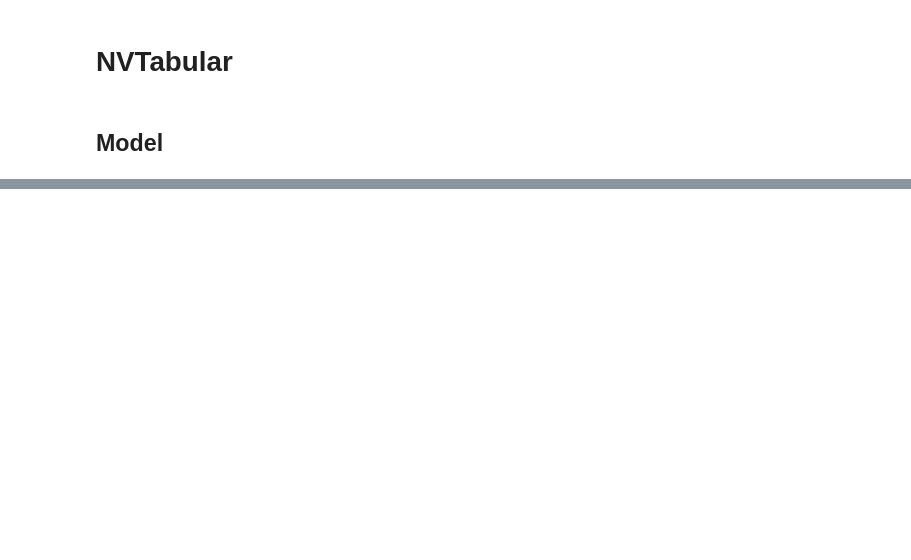
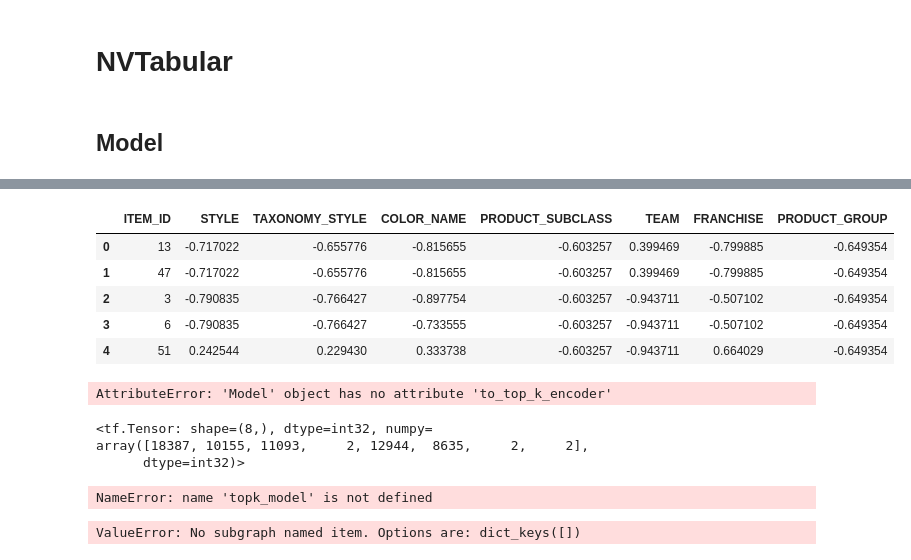
Before and after one commit to wildd96/all-recsys, a Jupyter notebook: main.ipynb, the cells around one changed output, grey strips where cells are left out. Drawn from its saved outputs; the diff is of its cells as text; code cells hidden in the pictures; blank space fills up the shorter version.

```diff
--- a/main.ipynb
+++ b/main.ipynb
@@ -163,2 +128,0 @@ merged_df = merge_df.sort_values('USER_ID')
-# %%
-pd.set_option('display.max_columns', None)
@@ -173,5 +133,11 @@ def train_valid_split_to_parquet(df, ratio = .2):
 
     train_split_ratio = int(ratio * data_size)
 
-    train = df[:-train_split_ratio].to_parquet("train.parquet")
-    valid = df[-train_split_ratio:].to_parquet("valid.parquet")
+    df = df.sample(frac = 1, random_state = 42)
+
+    train = df[:-train_split_ratio]
+    valid = df[-train_split_ratio:]
+    train.to_parquet("train.parquet")
+    valid.to_parquet("valid.parquet")
+
+    return train, valid
@@ -334,0 +259,20 @@ plt.hist(preds_2, density = True)
+# %%
+from merlin.models.utils.dataset import unique_rows_by_features
+
+candidate_features = unique_rows_by_features(train, Tags.ITEM, Tags.ITEM_ID)
+candidate_features.head()
+# %% [output]
+|  | ITEM_ID | STYLE | TAXONOMY_STYLE | COLOR_NAME | PRODUCT_SUBCLASS | TEAM | FRANCHISE | PRODUCT_GROUP |
+| 0 | 13 | -0.717022 | -0.655776 | -0.815655 | -0.603257 | 0.399469 | -0.799885 | -0.649354 |
+| 1 | 47 | -0.717022 | -0.655776 | -0.815655 | -0.603257 | 0.399469 | -0.799885 | -0.649354 |
+| 2 | 3 | -0.790835 | -0.766427 | -0.897754 | -0.603257 | -0.943711 | -0.507102 | -0.649354 |
+| 3 | 6 | -0.790835 | -0.766427 | -0.733555 | -0.603257 | -0.943711 | -0.507102 | -0.649354 |
+| 4 | 51 | 0.242544 | 0.229430 | 0.333738 | -0.603257 | -0.943711 | 0.664029 | -0.649354 |
+# %%
+topk = 20
+topk_model = model.to_top_k_encoder(candidate_features, k=topk, batch_size=128)
+
+# we can set `metrics` param in the `compile(), if we want
+topk_model.compile(run_eagerly=False)
+# %% [output]
+AttributeError: 'Model' object has no attribute 'to_top_k_encoder'
@@ -334,0 +282,20 @@ plt.hist(preds_2, density = True)
+# %%
+batch[0]['USER_ID']
+# %% [output]
+<tf.Tensor: shape=(8,), dtype=int32, numpy=
+array([18387, 10155, 11093,     2, 12944,  8635,     2,     2],
+      dtype=int32)>
+# %%
+topk_model(batch[0])
+# %% [output]
+NameError: name 'topk_model' is not defined
+# %%
+from merlin.systems.dag.ops.tensorflow import PredictTensorflow
+from merlin.systems.dag.ops.workflow import TransformWorkflow
+
+nvt_wkflow = nvt.Workflow(output)
+
+workflow =  nvt.Workflow(["ITEM_ID"] + (['ITEM_ID', 'STYLE', 'TAXONOMY_STYLE', 'COLOR_NAME', 'PRODUCT_SUBCLASS', 'TEAM', 'FRANCHISE', 'PRODUCT_GROUP'] >> TransformWorkflow(nvt_wkflow.get_subworkflow("item")) >> PredictTensorflow(model.first.item_block())))
+item_embeddings = workflow.fit_transform(Dataset(item_features)).to_ddf().compute()
+# %% [output]
+ValueError: No subgraph named item. Options are: dict_keys([])
```
Also changed, not shown: parts of 33 cells of this notebook, 1 other file.
